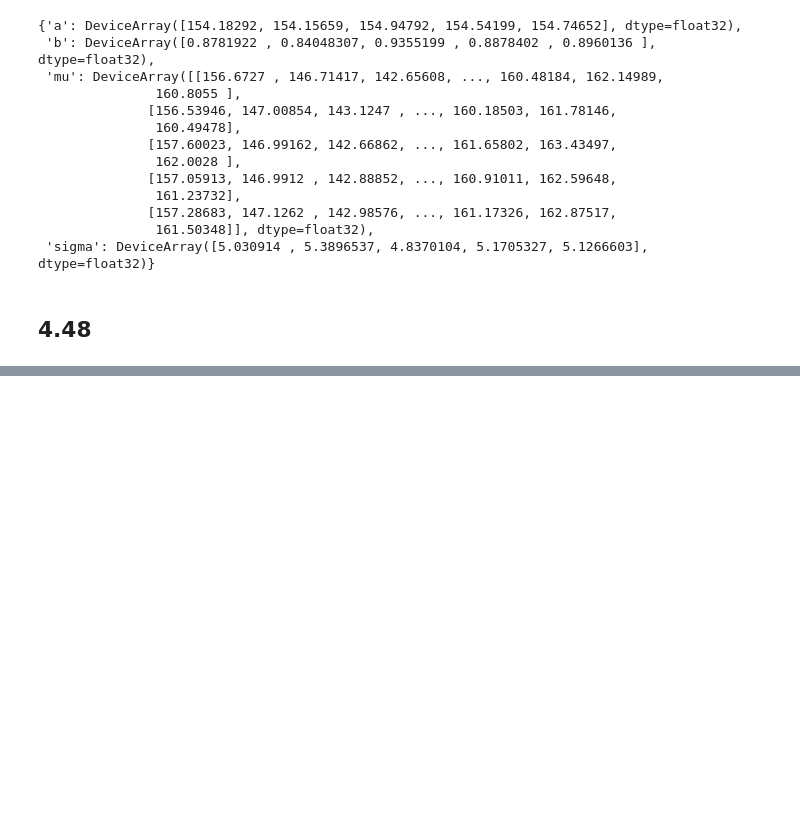
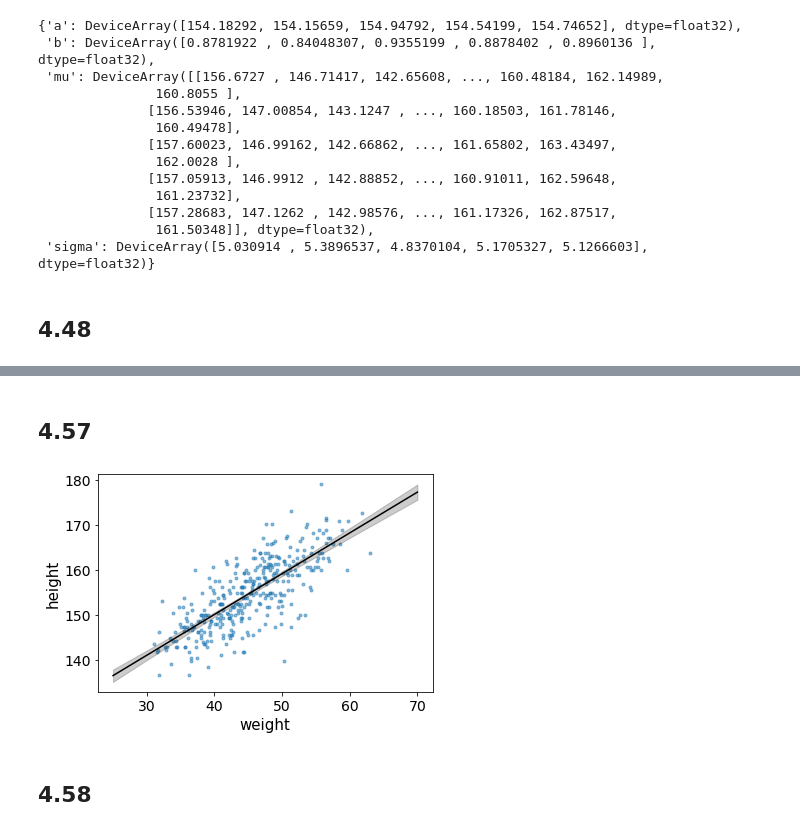
Before and after one commit to 8wgf3b/books, a Jupyter notebook: stat_rethink/Chap4.ipynb, the cells around one changed output, grey strips where cells are left out. Cells and saved outputs as stored; diff of their text form; code cells hidden in the pictures; blank space fills up the shorter version.

```diff
--- a/stat_rethink/Chap4.ipynb
+++ b/stat_rethink/Chap4.ipynb
@@ -539,0 +645,15 @@ plt.show()
+# %% [markdown]
+## 4.57
+# %%
+az.plot_pair(
+    d2[["weight", "height"]].to_dict(orient="list"), scatter_kwargs={"alpha": 0.5}
+)
+
+plt.plot(weight_seq, mu_mean, "k")
+
+plt.fill_between(weight_seq, mu_PI[0], mu_PI[1], color="k", alpha=0.2)
+plt.show()
+# %% [output]
+[figure, added]
+# %% [markdown]
+## 4.58
```
Also changed, not shown: parts of 18 cells of this notebook.
